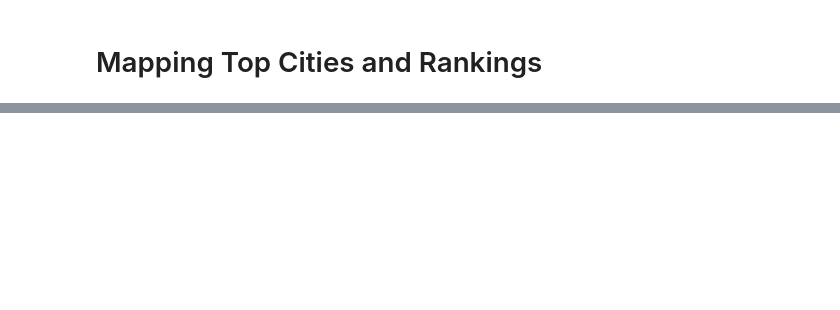
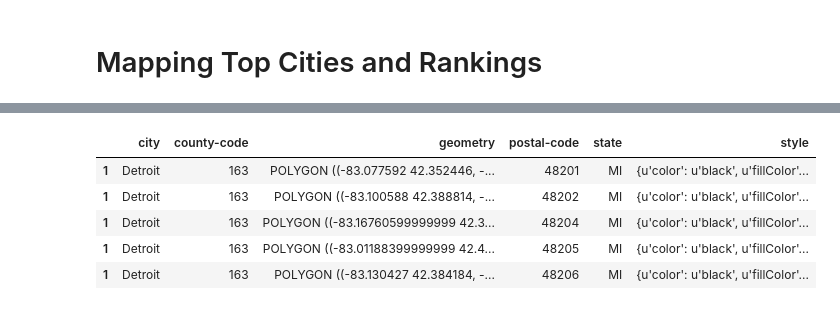
Before and after one commit to rohan-thakur1/capstone_brewing, a Jupyter notebook: Beer_Matching/Brewery Map.ipynb, the cells around one changed output, grey strips where cells are left out. Cells and saved outputs as stored; diff of their text form; code cells hidden in the pictures; blank space fills up the shorter version.

```diff
--- a/Beer_Matching/Brewery Map.ipynb
+++ b/Beer_Matching/Brewery Map.ipynb
@@ -778,0 +792,12 @@ data
+# %%
+# Load population data with socioeconomic and education info
+social_data = pd.read_csv('./wrk_tables/pop_15.csv')
+
+# Convert zip code to string
+social_data['zip_code'] = social_data.zip_code.apply(str)
+
+# add zeros where necessary to have 5 digits
+social_data['zip_code'] = [str('00'+i) if len(i) == 3 else i for i in social_data['zip_code']]
+social_data['zip_code'] = [str('0'+i) if len(i) == 4 else i for i in social_data['zip_code']]
+
+social_dict = social_data.set_index('zip_code')['pop_growth']
@@ -778,0 +808,9 @@ data
+# %%
+post_code_list = GEO_DF[(GEO_DF.city == USER_CITY) & (GEO_DF.state == USER_STATE_ABV)]['postal-code'].tolist()
+# %%
+def my_color_function(feature):
+    """Maps low values to green and hugh values to red."""
+    if social_dict[feature] < 0:
+        return '#ff0000'
+    else:
+        return '#008000'
@@ -778,0 +838,10 @@ data
+# %%
+x = [0]*len(geo_json_data)
+for i in range(0,len(geo_json_data)):
+        x[i] = {
+            'fillColor': my_color_function(post_code_list[i]),
+            'color': 'black',
+            'weight': 1
+        }
+
+geo_json_data['style'] = x
@@ -778,0 +856,9 @@ data
+# %%
+geo_json_data.head()
+# %% [output]
+|  | city | county-code | geometry | postal-code | state | style |
+| 1 | Detroit | 163 | POLYGON ((-83.077592 42.352446, -... | 48201 | MI | {u'color': u'black', u'fillColor'... |
+| 1 | Detroit | 163 | POLYGON ((-83.100588 42.388814, -... | 48202 | MI | {u'color': u'black', u'fillColor'... |
+| 1 | Detroit | 163 | POLYGON ((-83.16760599999999 42.3... | 48204 | MI | {u'color': u'black', u'fillColor'... |
+| 1 | Detroit | 163 | POLYGON ((-83.01188399999999 42.4... | 48205 | MI | {u'color': u'black', u'fillColor'... |
+| 1 | Detroit | 163 | POLYGON ((-83.130427 42.384184, -... | 48206 | MI | {u'color': u'black', u'fillColor'... |
```
Also changed, not shown: parts of 21 cells of this notebook.
